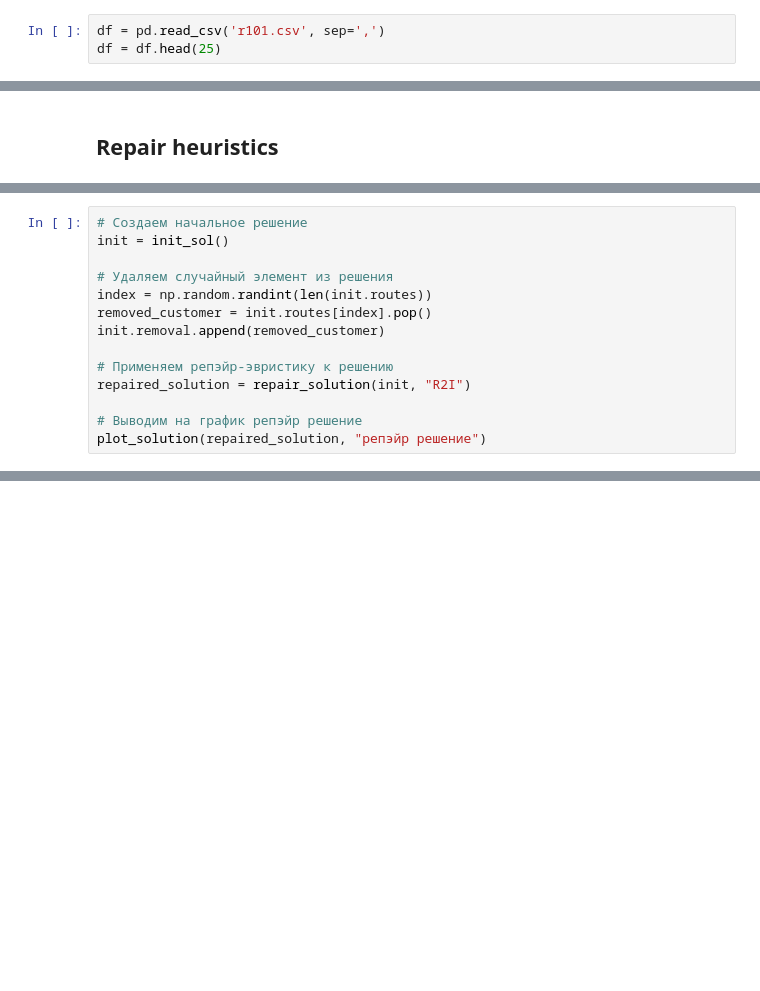
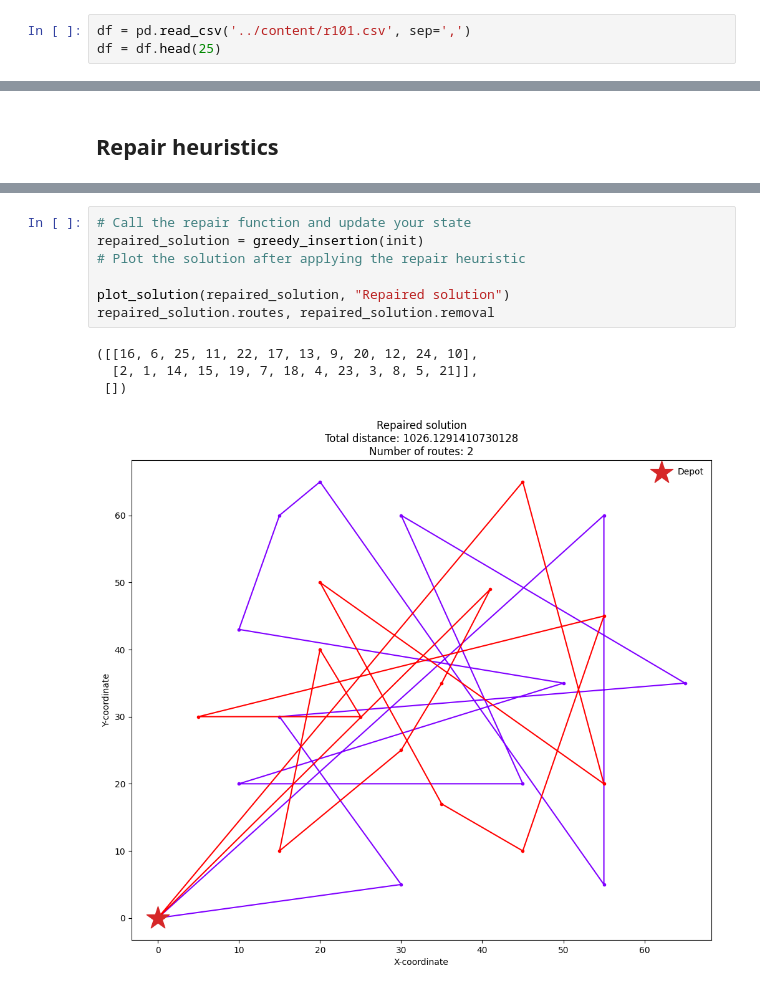
Before and after one commit to marsskop/dvrp_aql, a Jupyter notebook: dvrptw.ipynb, the cells around one changed output, grey strips where cells are left out. Drawn from its saved outputs; the diff is of its cells as text; blank space fills up the shorter version.

Commit message:
repair_solution_with_test

```diff
--- a/dvrptw.ipynb
+++ b/dvrptw.ipynb
@@ -10,7 +10,7 @@ import copy
 # %% [markdown]
 For testing let's task R101 from VRPTW benchmark: http://web.cba.neu.edu/~msolomon/problems.htm.
 # %%
-df = pd.read_csv('r101.csv', sep=',')
+df = pd.read_csv('../content/r101.csv', sep=',')
 df = df.head(25)
 # %%
 df.head()
@@ -307,14 +217,0 @@ df
-# %%
-# Создаем начальное решение
-init = init_sol()
-
-# Удаляем случайный элемент из решения
-index = np.random.randint(len(init.routes))
-removed_customer = init.routes[index].pop()
-init.removal.append(removed_customer)
-
-# Применяем репэйр-эвристику к решению
-repaired_solution = repair_solution(init, "R2I")
-
-# Выводим на график репэйр решение
-plot_solution(repaired_solution, "репэйр решение")
@@ -322,0 +271,12 @@ plot_solution(repaired_solution, "репэйр решение")
+# %%
+# Call the repair function and update your state
+repaired_solution = greedy_insertion(init)
+# Plot the solution after applying the repair heuristic
+
+plot_solution(repaired_solution, "Repaired solution")
+repaired_solution.routes, repaired_solution.removal
+# %% [output]
+([[16, 6, 25, 11, 22, 17, 13, 9, 20, 12, 24, 10],
+  [2, 1, 14, 15, 19, 7, 18, 4, 23, 3, 8, 5, 21]],
+ [])
+[figure, added]
```
Also changed, not shown: parts of 8 cells of this notebook.
